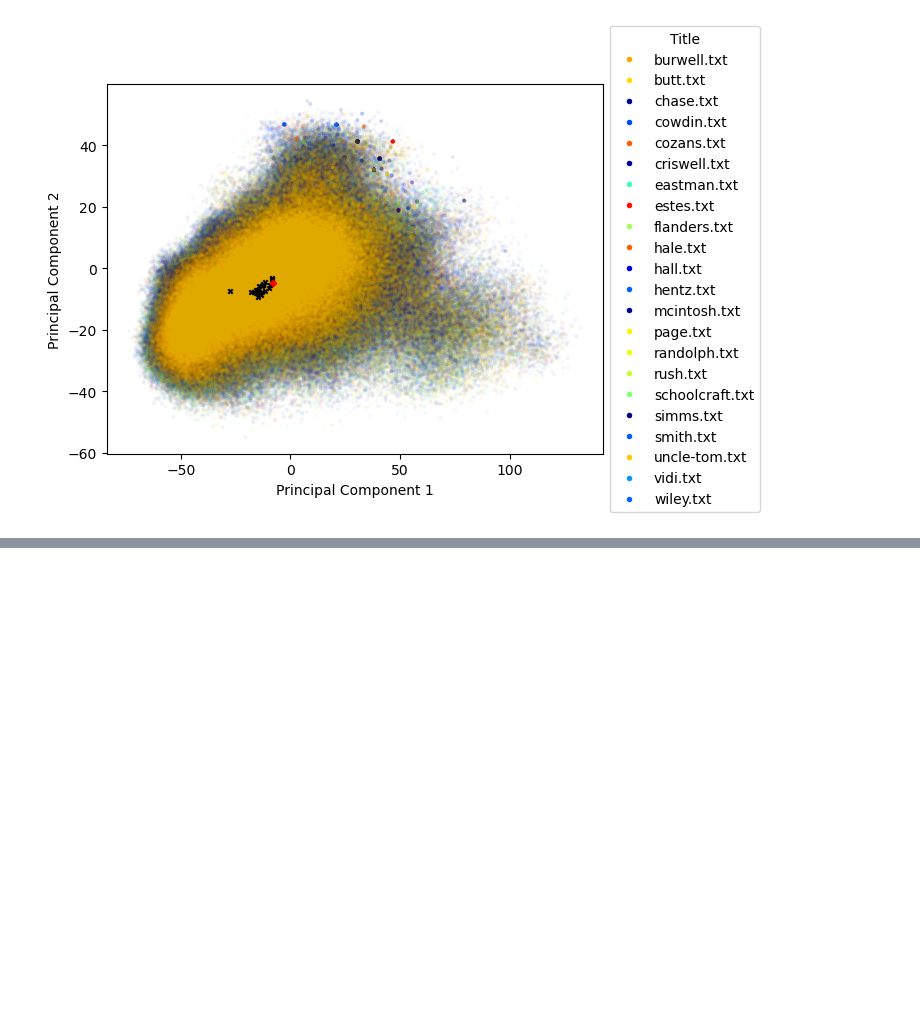
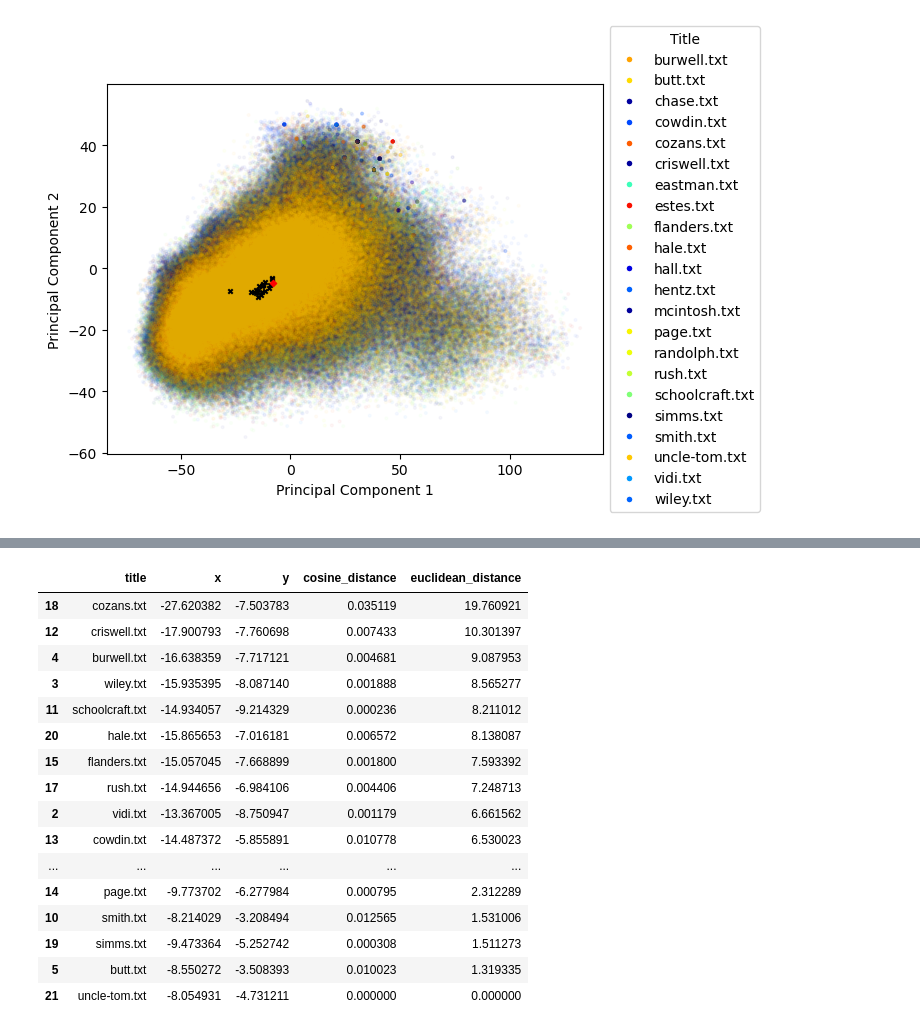
Before and after one commit to park-jay/anti-tom, a Jupyter notebook: anti-tom-viz.ipynb, the cells around one changed output, grey strips where cells are left out. Saved outputs shown, nothing was run; the diff lists cells and outputs as text; code cells hidden in the pictures; blank space fills up the shorter version.

Commit message:
distance

```diff
--- a/anti-tom-viz.ipynb
+++ b/anti-tom-viz.ipynb
@@ -122,0 +143,10 @@ plt.show()
+# %%
+from sklearn.metrics.pairwise import euclidean_distances
+from sklearn.metrics.pairwise import cosine_distances
+
+uncle_tom_coords = centroid_df.loc[centroid_df['title'] == 'uncle-tom.txt', ['x', 'y']].values[0]  # Extract the first row
+# Calculate cosine distances between 'uncle-tom.txt' and other books
+centroid_df['cosine_distance'] = centroid_df.apply(lambda row: cosine_distances([uncle_tom_coords], [row[['x', 'y']]])[0][0], axis=1)
+centroid_df['euclidean_distance'] = centroid_df.apply(lambda row: euclidean_distances([uncle_tom_coords], [row[['x', 'y']]])[0][0], axis=1)
+# Display the resulting DataFrame
+print(centroid_df)
@@ -122,0 +191,20 @@ plt.show()
+# %%
+centroid_df.sort_values(by=['euclidean_distance'], ascending=False)
+# %% [output]
+|  | title | x | y | cosine_distance | euclidean_distance |
+| 18 | cozans.txt | -27.620382 | -7.503783 | 0.035119 | 19.760921 |
+| 12 | criswell.txt | -17.900793 | -7.760698 | 0.007433 | 10.301397 |
+| 4 | burwell.txt | -16.638359 | -7.717121 | 0.004681 | 9.087953 |
+| 3 | wiley.txt | -15.935395 | -8.087140 | 0.001888 | 8.565277 |
+| 11 | schoolcraft.txt | -14.934057 | -9.214329 | 0.000236 | 8.211012 |
+| 20 | hale.txt | -15.865653 | -7.016181 | 0.006572 | 8.138087 |
+| 15 | flanders.txt | -15.057045 | -7.668899 | 0.001800 | 7.593392 |
+| 17 | rush.txt | -14.944656 | -6.984106 | 0.004406 | 7.248713 |
+| 2 | vidi.txt | -13.367005 | -8.750947 | 0.001179 | 6.661562 |
+| 13 | cowdin.txt | -14.487372 | -5.855891 | 0.010778 | 6.530023 |
+| ... | ... | ... | ... | ... | ... |
+| 14 | page.txt | -9.773702 | -6.277984 | 0.000795 | 2.312289 |
+| 10 | smith.txt | -8.214029 | -3.208494 | 0.012565 | 1.531006 |
+| 19 | simms.txt | -9.473364 | -5.252742 | 0.000308 | 1.511273 |
+| 5 | butt.txt | -8.550272 | -3.508393 | 0.010023 | 1.319335 |
+| 21 | uncle-tom.txt | -8.054931 | -4.731211 | 0.000000 | 0.000000 |
```
Also changed, not shown: parts of 3 cells of this notebook.
